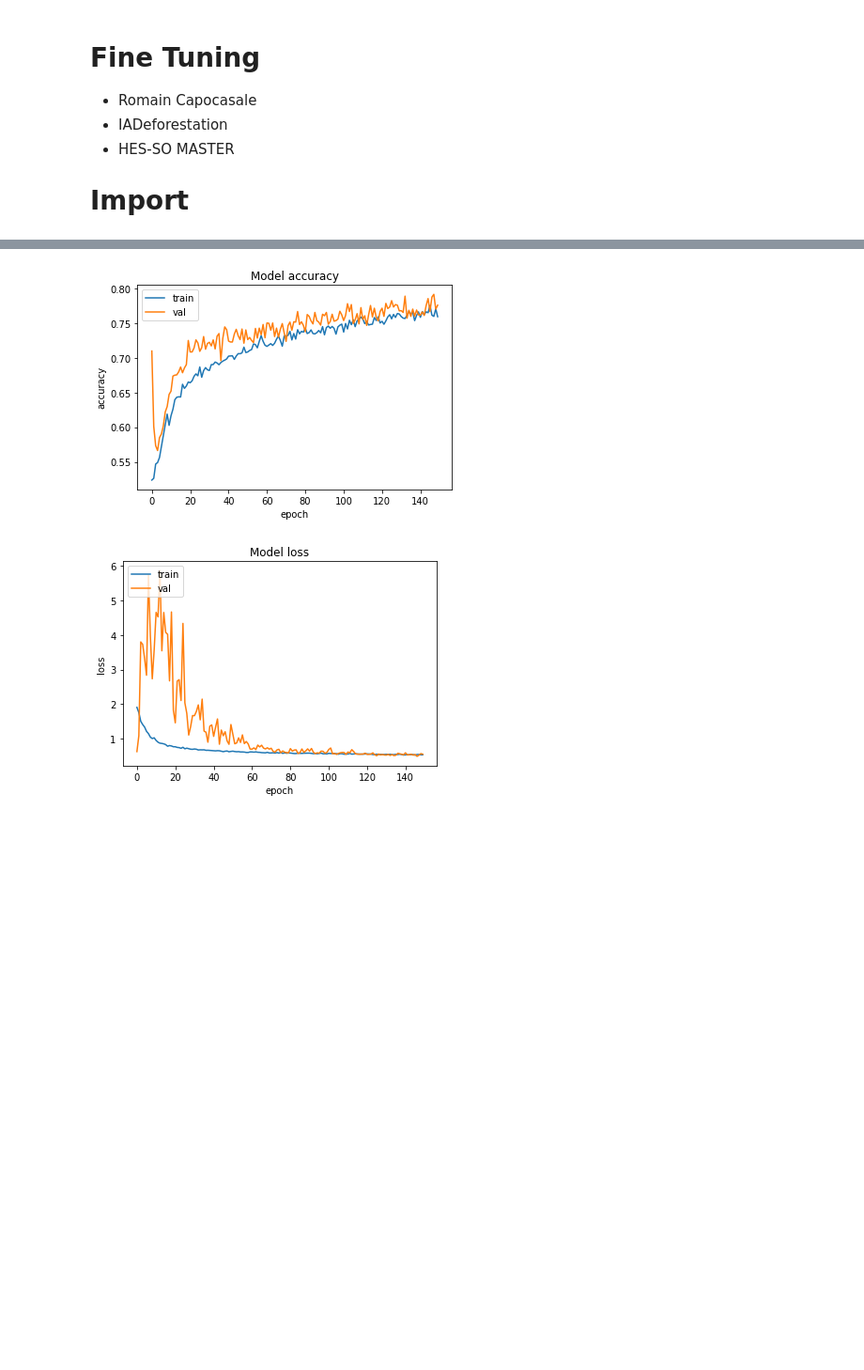
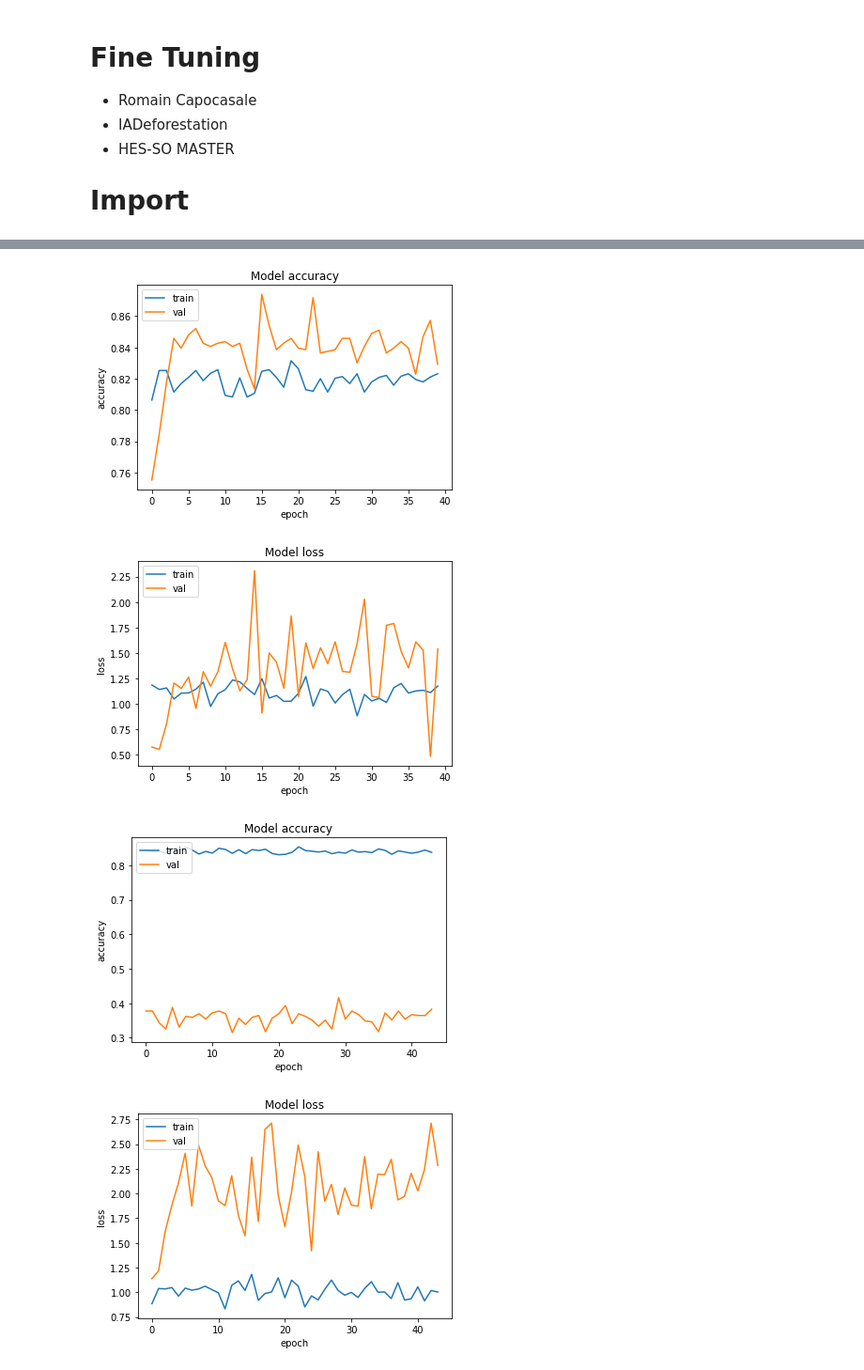
Before and after one commit to RomainCapo/IADeforestation, a Jupyter notebook: FineTuning.ipynb, the cells around one changed output, grey strips where cells are left out. Shown at 94% size. Drawn from its saved outputs; the diff is of its cells as text; code cells hidden in the pictures; blank space fills up the shorter version.

```diff
--- a/FineTuning.ipynb
+++ b/FineTuning.ipynb
@@ -161,21 +247,28 @@ np.save(os.path.join(SAVED_MODELS_PATH, 'Coffee', RUN_NAME, RUN_NAME + '.npy'),h
 # %%
-# summarize history for accuracy
-plt.plot(history.history['accuracy'])
-plt.plot(history.history['val_accuracy'])
-plt.title('Model accuracy')
-plt.ylabel('accuracy')
-plt.xlabel('epoch')
-plt.legend(['train', 'val'], loc='upper left')
-plt.show()
+a = os.path.join(SAVED_MODELS_PATH, 'Coffee', 'final_spacv_10FOLD_coffee_finetuning_1')
+for i in os.listdir(a):
+    if(i.split('.')[1] == 'npy'):
+        chart = np.load(os.path.join(a, i), allow_pickle=True).item()
 
-# summarize history for loss
-plt.plot(history.history['loss'])
-plt.plot(history.history['val_loss'])
-plt.title('Model loss')
-plt.ylabel('loss')
-plt.xlabel('epoch')
-plt.legend(['train', 'val'], loc='upper left')
-plt.show()
+        # summarize history for accuracy
+        plt.plot(chart['accuracy'])
+        plt.plot(chart['val_accuracy'])
+        plt.title('Model accuracy')
+        plt.ylabel('accuracy')
+        plt.xlabel('epoch')
+        plt.legend(['train', 'val'], loc='upper left')
+        plt.show()
+
+        # summarize history for loss
+        plt.plot(chart['loss'])
+        plt.plot(chart['val_loss'])
+        plt.title('Model loss')
+        plt.ylabel('loss')
+        plt.xlabel('epoch')
+        plt.legend(['train', 'val'], loc='upper left')
+        plt.show()
 # %% [output]
-[figure, old version]
+[figure, new version]
-[figure, old version]
+[figure, new version]
+[figure, added]
+[figure, added]
```
Also changed, not shown: parts of 33 cells of this notebook, 17 other files.
